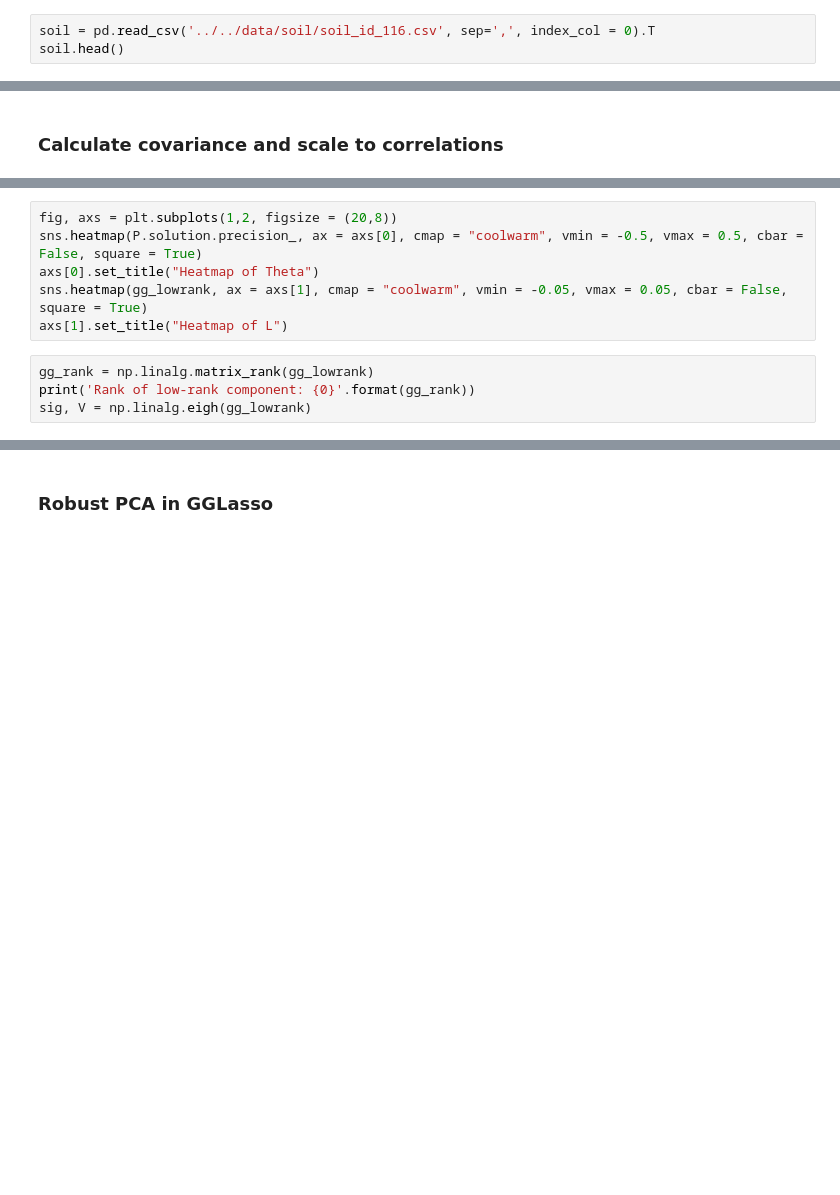
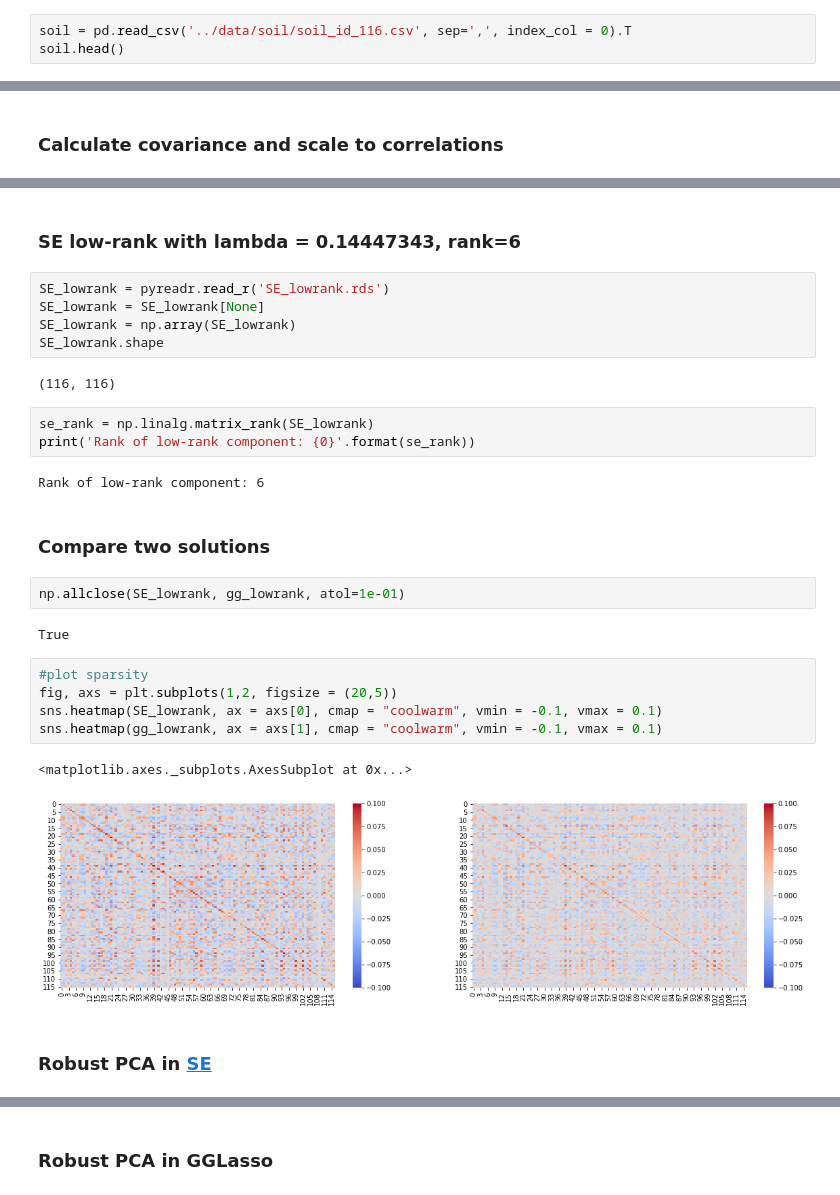
Before and after one commit to fabian-sp/GGLasso, a Jupyter notebook: examples/soil/ph_soil_example.ipynb, the cells around one changed output, grey strips where cells are left out. Drawn from its saved outputs; the diff is of its cells as text; blank space fills up the shorter version.

```diff
--- a/examples/soil/ph_soil_example.ipynb
+++ b/examples/soil/ph_soil_example.ipynb
@@ -19,3 +89,3 @@ metadata.head(2)
 # %%
-soil = pd.read_csv('../../data/soil/soil_id_116.csv', sep=',', index_col = 0).T
+soil = pd.read_csv('../data/soil/soil_id_116.csv', sep=',', index_col = 0).T
 soil.head()
@@ -130,10 +182,30 @@ gg_lowrank = P.solution.lowrank_
+# %% [markdown]
+### SE low-rank with lambda = 0.14447343, rank=6
+# %%
+SE_lowrank = pyreadr.read_r('SE_lowrank.rds')
+SE_lowrank = SE_lowrank[None]
+SE_lowrank = np.array(SE_lowrank)
+SE_lowrank.shape
+# %% [output]
+(116, 116)
+# %%
+se_rank = np.linalg.matrix_rank(SE_lowrank)
+print('Rank of low-rank component: {0}'.format(se_rank))
+# %% [output]
+Rank of low-rank component: 6
+# %% [markdown]
+### Compare two solutions
+# %%
+np.allclose(SE_lowrank, gg_lowrank, atol=1e-01)
+# %% [output]
+True
 # %%
-fig, axs = plt.subplots(1,2, figsize = (20,8))
-sns.heatmap(P.solution.precision_, ax = axs[0], cmap = "coolwarm", vmin = -0.5, vmax = 0.5, cbar = False, square = True)
-axs[0].set_title("Heatmap of Theta")
-sns.heatmap(gg_lowrank, ax = axs[1], cmap = "coolwarm", vmin = -0.05, vmax = 0.05, cbar = False, square = True)
-axs[1].set_title("Heatmap of L")
+#plot sparsity
+fig, axs = plt.subplots(1,2, figsize = (20,5))
+sns.heatmap(SE_lowrank, ax = axs[0], cmap = "coolwarm", vmin = -0.1, vmax = 0.1)
+sns.heatmap(gg_lowrank, ax = axs[1], cmap = "coolwarm", vmin = -0.1, vmax = 0.1)
+# %% [output]
+<matplotlib.axes._subplots.AxesSubplot at 0x...>
+[figure, added]
-# %%
-gg_rank = np.linalg.matrix_rank(gg_lowrank)
-print('Rank of low-rank component: {0}'.format(gg_rank))
-sig, V = np.linalg.eigh(gg_lowrank)
+# %% [markdown]
+### Robust PCA in [SE](https://github.com/zdk123/SpiecEasi/blob/ff528b23fafbd455efcca9dd356bef28951edf82/R/SparseLowRankICov.R)
```
Also changed, not shown: parts of 47 cells of this notebook, 3 other files.
